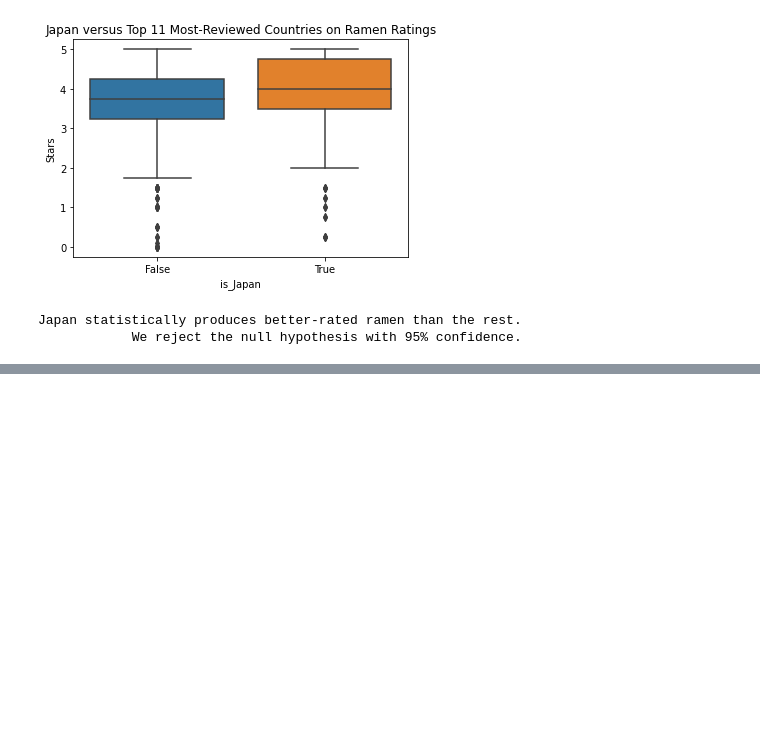
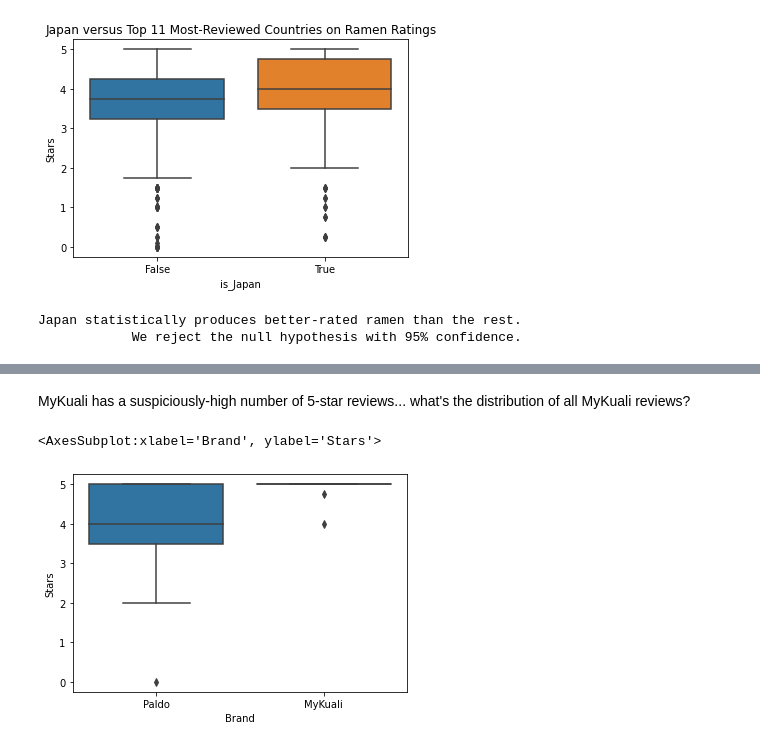
Before and after one commit to JacobPaxton/ramen-classification, a Jupyter notebook: draft_workspace.ipynb, the cells around one changed output, grey strips where cells are left out. Cells and saved outputs as stored; diff of their text form; code cells hidden in the pictures; blank space fills up the shorter version.

```diff
--- a/draft_workspace.ipynb
+++ b/draft_workspace.ipynb
@@ -342,0 +548,8 @@ Japan statistically produces better-rated ramen than the rest.
+# %% [markdown]
+MyKuali has a suspiciously-high number of 5-star reviews... what's the distribution of all MyKuali reviews?
+# %%
+### Compare boxplots of MyKuali to next high-5-star-proprtion ramen brand ###
+sns.boxplot(data=train, x=train[(train.Brand == 'MyKuali') | ((train.Brand == 'Paldo'))].Brand, y=train.Stars)
+# %% [output]
+<AxesSubplot:xlabel='Brand', ylabel='Stars'>
+[figure, added]
```
Also changed, not shown: parts of 25 cells of this notebook.
